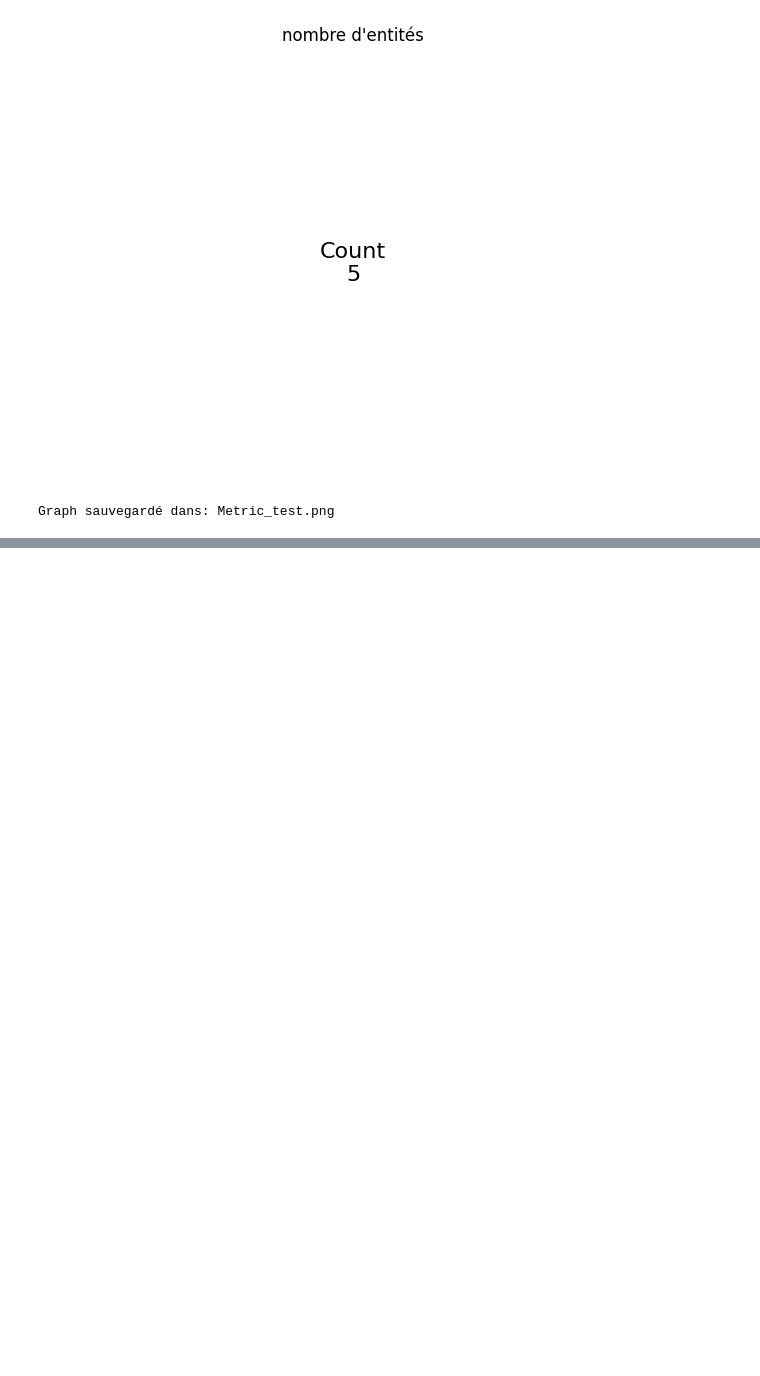
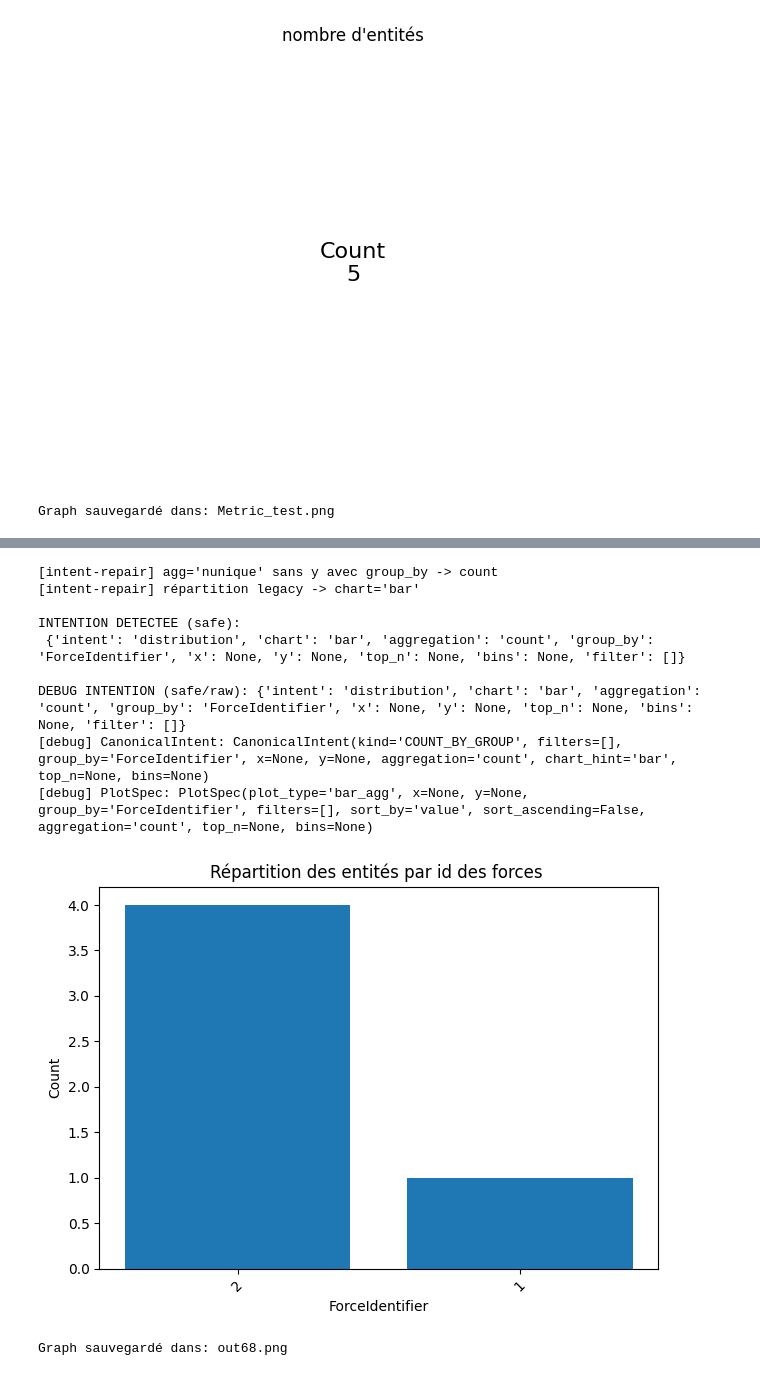
Before and after one commit to RaphaelZrrr/Lida_test, a Jupyter notebook: mainV4.ipynb, the cells around one changed output, grey strips where cells are left out. Cells and saved outputs as stored; diff of their text form; code cells hidden in the pictures; blank space fills up the shorter version.

```diff
--- a/mainV4.ipynb
+++ b/mainV4.ipynb
@@ -1455,0 +1451,19 @@ Graph sauvegardé dans: Metric_test.png
+# %%
+run_llm_visualizer(
+    file="data/lidata.log",
+    prompt="Répartition des entités par id des forces ",
+    out="out68.png"
+
+)
+# %% [output]
+[intent-repair] agg='nunique' sans y avec group_by -> count
+[intent-repair] répartition legacy -> chart='bar'
+
+INTENTION DETECTEE (safe):
+ {'intent': 'distribution', 'chart': 'bar', 'aggregation': 'count', 'group_by': 'ForceIdentifier', 'x': None, 'y': None, 'top_n': None, 'bins': None, 'filter': []}
+
+DEBUG INTENTION (safe/raw): {'intent': 'distribution', 'chart': 'bar', 'aggregation': 'count', 'group_by': 'ForceIdentifier', 'x': None, 'y': None, 'top_n': None, 'bins': None, 'filter': []}
+[debug] CanonicalIntent: CanonicalIntent(kind='COUNT_BY_GROUP', filters=[], group_by='ForceIdentifier', x=None, y=None, aggregation='count', chart_hint='bar', top_n=None, bins=None)
+[debug] PlotSpec: PlotSpec(plot_type='bar_agg', x=None, y=None, group_by='ForceIdentifier', filters=[], sort_by='value', sort_ascending=False, aggregation='count', top_n=None, bins=None)
+[figure, added]
+Graph sauvegardé dans: out68.png
```
Also changed, not shown: parts of 7 cells of this notebook.
